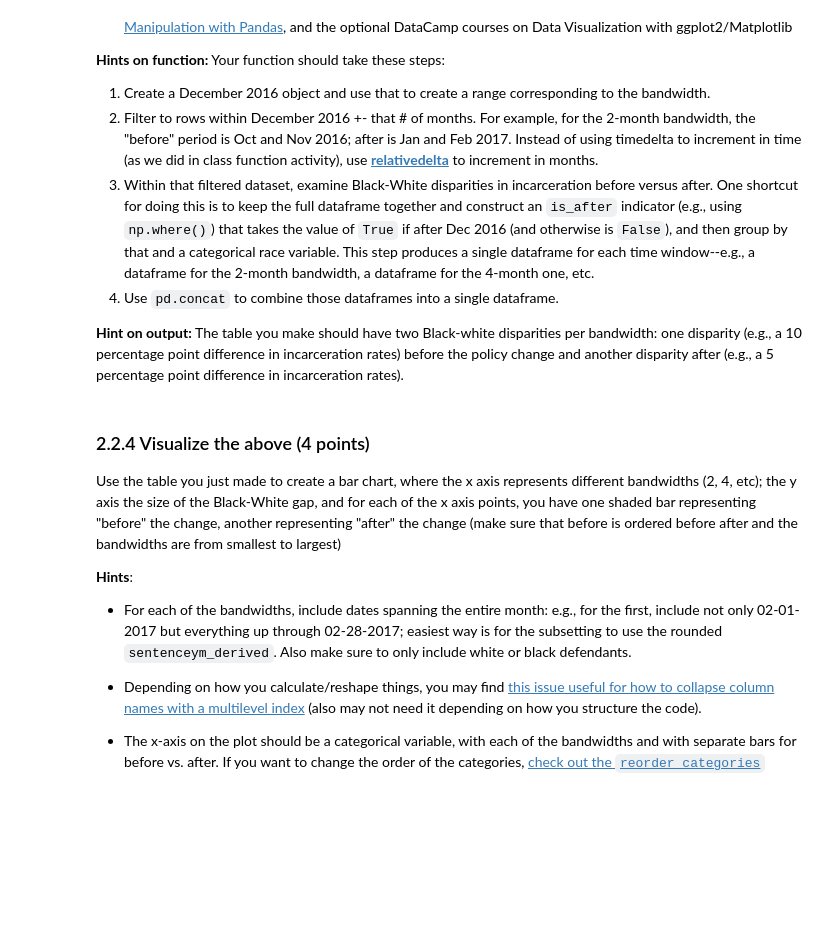
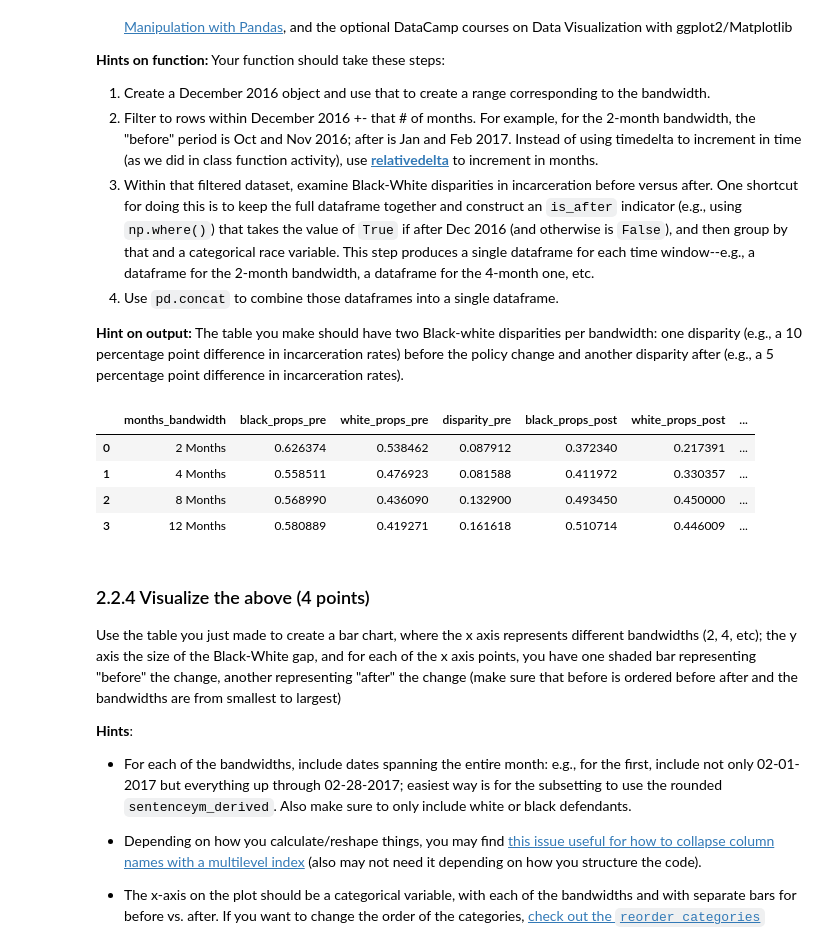
Before and after one commit to alexcraig043/qss-20, a Jupyter notebook: problemsets/pset2/pset2_f0055yb.ipynb, the cells around one changed output. Drawn from its saved outputs; the diff is of its cells as text; code cells hidden in the pictures; blank space fills up the shorter version.

```diff
--- a/problemsets/pset2/pset2_f0055yb.ipynb
+++ b/problemsets/pset2/pset2_f0055yb.ipynb
@@ -612,6 +612,63 @@ Print a table with the results (any organization is fine as long as it's clear).
 **Hint on output:** The table you make should have two Black-white disparities per bandwidth: one disparity (e.g., a 10 percentage point difference in incarceration rates) before the policy change and another disparity after (e.g., a 5 percentage point difference in incarceration rates).
 # %%
 # your code here
+def retailTheftRacialDisparity():
+    centerDate = pd.to_datetime("2016-12-01")
+    bandwidths = [2, 4, 8, 12]
+    retail_thefts = sentencing_cleaned.query("simplified_offense_derived == 'Retail Theft'")
+
+    retail_theft_disparity = pd.DataFrame()
+    retail_theft_disparity["months_bandwidth"] = [str(bandwidth)+" Months" for bandwidth in bandwidths]
+
+    black_props_pre = []
+    white_props_pre = []
+    disparity_pre = []
+
+    black_props_post = []
+    white_props_post = []
+    disparity_post = []
+
+    for bandwidth in bandwidths:
+        dateOffset = pd.DateOffset(months=bandwidth)
+
+        num_charged_black_pre = retail_thefts[(pd.to_datetime(retail_thefts["sentenceym_derived"]) < centerDate) & (pd.to_datetime(retail_thefts["sentenceym_derived"]) >= centerDate - dateOffset) & (retail_thefts["is_black_derived"] == True)].agg({"CASE_ID" : "nunique"})["CASE_ID"]
+        num_incarcerated_black_pre = retail_thefts[(pd.to_datetime(retail_thefts["sentenceym_derived"]) < centerDate) & (pd.to_datetime(retail_thefts["sentenceym_derived"]) >= centerDate - dateOffset) & (retail_thefts["COMMITMENT_TYPE"] == "Illinois Department of Corrections") & (retail_thefts["is_black_derived"] == True)].agg({"CASE_ID" : "nunique"})["CASE_ID"]
+
+        num_charged_white_pre = retail_thefts[(pd.to_datetime(retail_thefts["sentenceym_derived"]) < centerDate) & (pd.to_datetime(retail_thefts["sentenceym_derived"]) >= centerDate - dateOffset) & (retail_thefts["is_white_derived"] == True)].agg({"CASE_ID" : "nunique"})["CASE_ID"]
+        num_incarcerated_white_pre = retail_thefts[(pd.to_datetime(retail_thefts["sentenceym_derived"]) < centerDate) & (pd.to_datetime(retail_thefts["sentenceym_derived"]) >= centerDate - dateOffset) & (retail_thefts["COMMITMENT_TYPE"] == "Illinois Department of Corrections") & (retail_thefts["is_white_derived"] == True)].agg({"CASE_ID" : "nunique"})["CASE_ID"]
+
+        num_charged_black_post = retail_thefts[(pd.to_datetime(retail_thefts["sentenceym_derived"]) > centerDate) & (pd.to_datetime(retail_thefts["sentenceym_derived"]) <= centerDate + dateOffset) & (retail_thefts["is_black_derived"] == True)].agg({"CASE_ID" : "nunique"})["CASE_ID"]
+        num_incarcerated_black_post = retail_thefts[(pd.to_datetime(retail_thefts["sentenceym_derived"]) > centerDate) & (pd.to_datetime(retail_thefts["sentenceym_derived"]) <= centerDate + dateOffset) & (retail_thefts["COMMITMENT_TYPE"] == "Illinois Department of Corrections") & (retail_thefts["is_black_derived"] == True)].agg({"CASE_ID" : "nunique"})["CASE_ID"]
+
+        num_charged_white_post = retail_thefts[(pd.to_datetime(retail_thefts["sentenceym_derived"]) > centerDate) & (pd.to_datetime(retail_thefts["sentenceym_derived"]) <= centerDate + dateOffset) & (retail_thefts["is_white_derived"] == True)].agg({"CASE_ID" : "nunique"})["CASE_ID"]
+        num_incarcerated_white_post = retail_thefts[(pd.to_datetime(retail_thefts["sentenceym_derived"]) > centerDate) & (pd.to_datetime(retail_thefts["sentenceym_derived"]) <= centerDate + dateOffset) & (retail_thefts["COMMITMENT_TYPE"] == "Illinois Department of Corrections") & (retail_thefts["is_white_derived"] == True)].agg({"CASE_ID" : "nunique"})["CASE_ID"]
+
+        black_props_pre.append(num_incarcerated_black_pre / num_charged_black_pre)
+        white_props_pre.append(num_incarcerated_white_pre / num_charged_white_pre)
+        disparity_pre.append((num_incarcerated_black_pre / num_charged_black_pre) - (num_incarcerated_white_pre / num_charged_white_pre))
+
+        black_props_post.append(num_incarcerated_black_post / num_charged_black_post)
+        white_props_post.append(num_incarcerated_white_post / num_charged_white_post)
+        disparity_post.append((num_incarcerated_black_post / num_charged_black_post) - (num_incarcerated_white_post / num_charged_white_post))
+
+    retail_theft_disparity["black_props_pre"] = black_props_pre
+    retail_theft_disparity["white_props_pre"] = white_props_pre
+    retail_theft_disparity["disparity_pre"] = disparity_pre
+
+    retail_theft_disparity["black_props_post"] = black_props_post
+    retail_theft_disparity["white_props_post"] = white_props_post
+    retail_theft_disparity["disparity_post"] = disparity_post
+
+    return retail_theft_disparity
+
+retail_theft_disparity = retailTheftRacialDisparity()
+retail_theft_disparity.head()
+# %% [output]
+|  | months_bandwidth | black_props_pre | white_props_pre | disparity_pre | black_props_post | white_props_post | ... |
+| 0 | 2 Months | 0.626374 | 0.538462 | 0.087912 | 0.372340 | 0.217391 | ... |
+| 1 | 4 Months | 0.558511 | 0.476923 | 0.081588 | 0.411972 | 0.330357 | ... |
+| 2 | 8 Months | 0.568990 | 0.436090 | 0.132900 | 0.493450 | 0.450000 | ... |
+| 3 | 12 Months | 0.580889 | 0.419271 | 0.161618 | 0.510714 | 0.446009 | ... |
 # %% [markdown]
 ### 2.2.4 Visualize the above (4 points)
 
```
Also changed, not shown: parts of 4 cells of this notebook.
